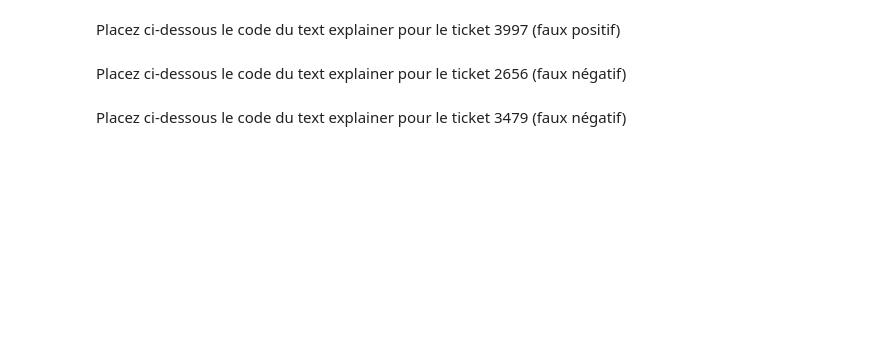
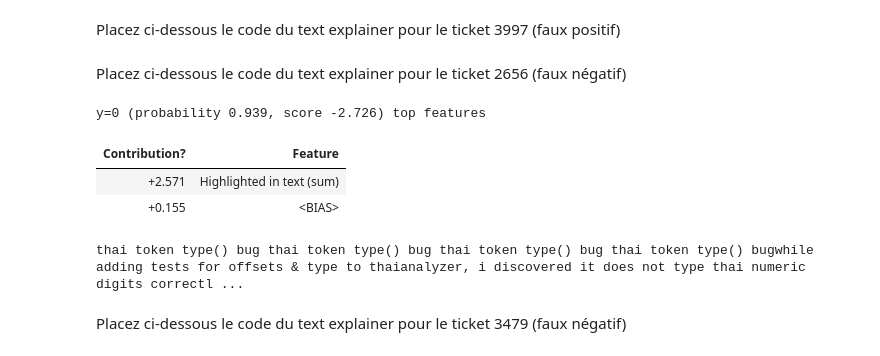
Before and after one commit to AzeddineZadir/TPIAGL_TicketsClassif, a Jupyter notebook: tp_classif_tickets.ipynb, the cells around one changed output. Cells and saved outputs as stored; diff of their text form; code cells hidden in the pictures; blank space fills up the shorter version.

```diff
--- a/tp_classif_tickets.ipynb
+++ b/tp_classif_tickets.ipynb
@@ -369,6 +468,24 @@ vectorizer_for_text_explainer = TfidfVectorizer(min_df=1, max_df=1.0,ngram_range
 # %% [markdown]
 Placez ci-dessous le code du text explainer pour le ticket 3997 (faux positif)
+# %%
+
+# print(data[5098]["title"] + data[5098]["body"])
+#Placez ici le code du text explainer pour le ticket 5098 (ticket_dataset[5098]["title"] + ticket_dataset[5098]["body"])
+te.fit(data[3997]["title"] + data[3997]["body"], pipe.predict_proba)
+te.show_prediction()
 # %% [markdown]
 Placez ci-dessous le code du text explainer pour le ticket 2656 (faux négatif)
+# %%
+
+# print(data[5098]["title"] + data[5098]["body"])
+#Placez ici le code du text explainer pour le ticket 5098 (ticket_dataset[5098]["title"] + ticket_dataset[5098]["body"])
+te.fit(data[2656]["title"] + data[2656]["body"], pipe.predict_proba)
+te.show_prediction()
+# %% [output]
+y=0 (probability 0.939, score -2.726) top features
+| Contribution? | Feature |
+| +2.571 | Highlighted in text (sum) |
+| +0.155 | <BIAS> |
+thai token type() bug thai token type() bug thai token type() bug thai token type() bugwhile adding tests for offsets & type to thaianalyzer, i discovered it does not type thai numeric digits correctl ...
 # %% [markdown]
 Placez ci-dessous le code du text explainer pour le ticket 3479 (faux négatif)
```
Also changed, not shown: parts of 9 cells of this notebook, 2 other files.
